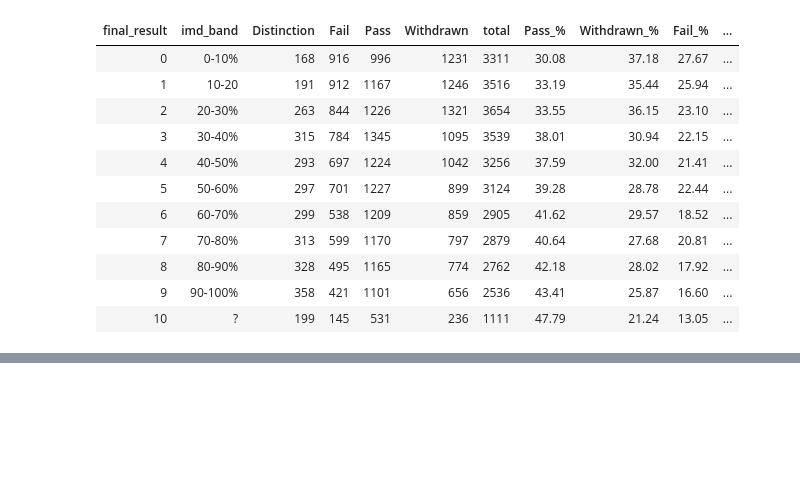
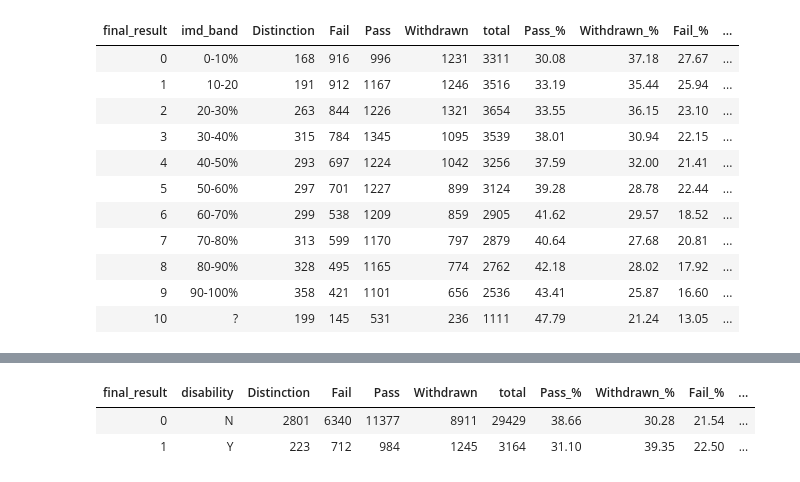
Before and after one commit to rayansami/behaviour-analysis, a Jupyter notebook: Analyzing_Open_University_Learning_Analytics_Dataset.ipynb, the cells around one changed output, grey strips where cells are left out. Drawn from its saved outputs; the diff is of its cells as text; code cells hidden in the pictures; blank space fills up the shorter version.

```diff
--- a/Analyzing_Open_University_Learning_Analytics_Dataset.ipynb
+++ b/Analyzing_Open_University_Learning_Analytics_Dataset.ipynb
@@ -211,0 +229,7 @@ tabel(colname, 'final_result', student_info)
+# %%
+colname = 'disability'
+tabel(colname, 'final_result', student_info)
+# %% [output]
+| final_result | disability | Distinction | Fail | Pass | Withdrawn | total | Pass_% | Withdrawn_% | Fail_% | ... |
+| 0 | N | 2801 | 6340 | 11377 | 8911 | 29429 | 38.66 | 30.28 | 21.54 | ... |
+| 1 | Y | 223 | 712 | 984 | 1245 | 3164 | 31.10 | 39.35 | 22.50 | ... |
```
Also changed, not shown: parts of 4 cells of this notebook.
